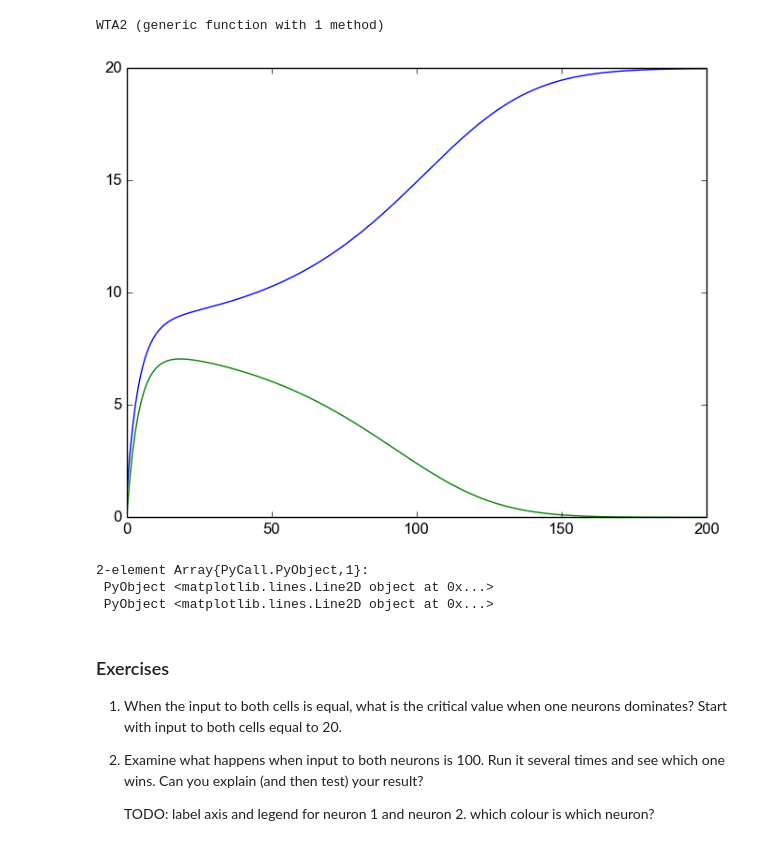
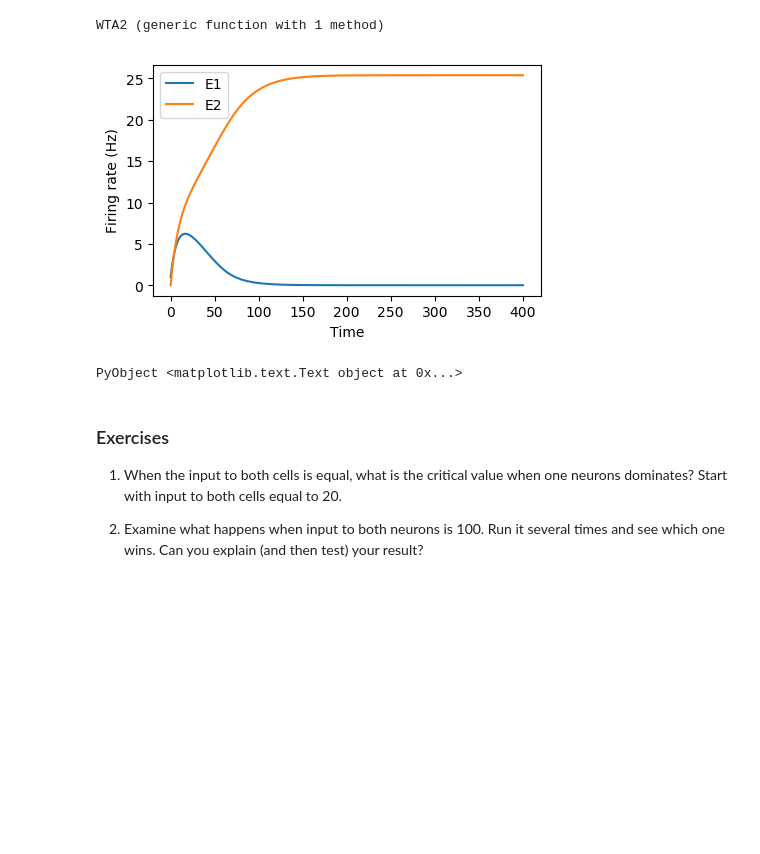
Before and after one commit to sje30/cnw, a Jupyter notebook: Introduction to Computational Neuroscience.ipynb, the cells around one changed output. Drawn from its saved outputs; the diff is of its cells as text; code cells hidden in the pictures; blank space fills up the shorter version.

```diff
--- a/Introduction to Computational Neuroscience.ipynb
+++ b/Introduction to Computational Neuroscience.ipynb
@@ -164,14 +164,16 @@ We will first run the script [WTA2.m](WTA2.m) with input to neuron 1 =
 include("WTA2.jl")
 # %% [output]
 WTA2 (generic function with 1 method)
-# %%
-res = WTA2(60.0, 70.0)
-plot(res')
-# %% [output]
-[figure, removed]
-2-element Array{PyCall.PyObject,1}:
- PyObject <matplotlib.lines.Line2D object at 0x...>
- PyObject <matplotlib.lines.Line2D object at 0x...>
+# %%
+time, res = WTA2(60.0, 70.0)
+fig, axes = subplots(1,1,figsize=(5,3))
+plot(time, res[1,:], label="E1")
+plot(time, res[2,:], label="E2")
+legend(loc=2)
+xlabel("Time"); ylabel("Firing rate (Hz)")
+# %% [output]
+[figure, added]
+PyObject <matplotlib.text.Text object at 0x...>
 # %% [markdown]
 ### Exercises
 
@@ -182,6 +184,3 @@ plot(res')
 2. Examine what happens when input to both neurons is 100.  Run it
    several times and see which one wins.  Can you explain (and then
    test) your result?
-
-
-   TODO: label axis and legend for neuron 1 and neuron 2. which colour is which neuron?
```
Also changed, not shown: parts of 3 cells of this notebook.
